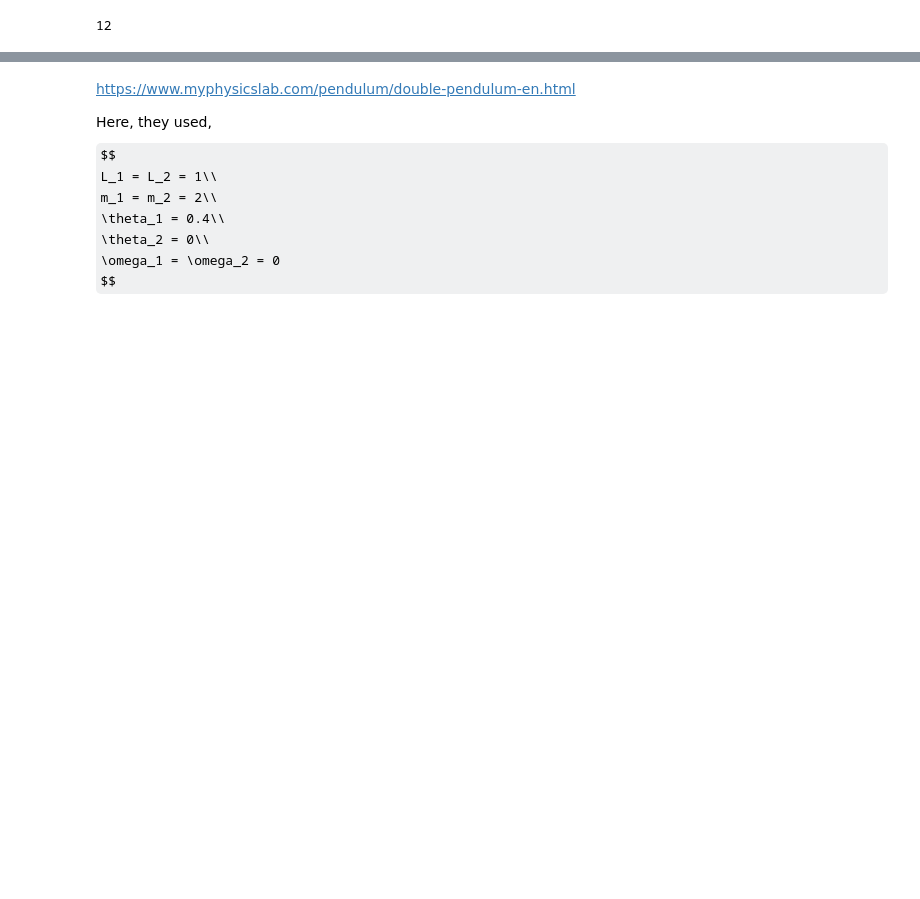
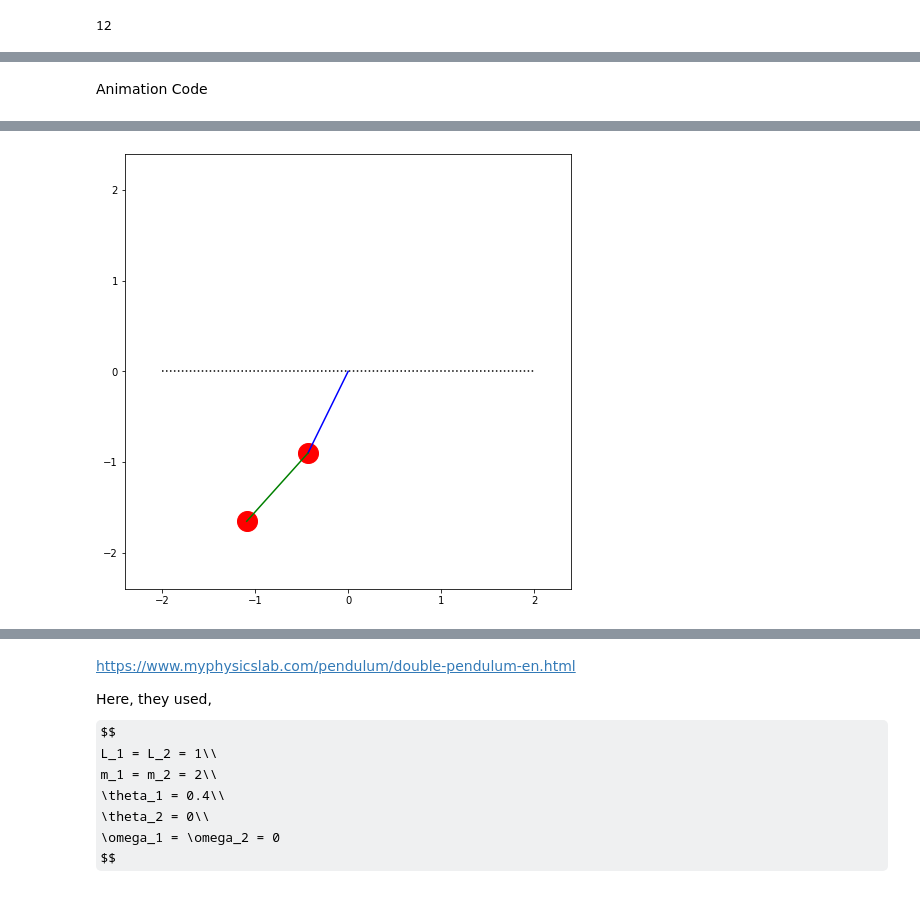
Before and after one commit to mahmud-nobe/Physics_Simulation_Tutorial, a Jupyter notebook: pendulum/Double_pendulum.ipynb, the cells around one changed output, grey strips where cells are left out. Cells and saved outputs as stored; diff of their text form; code cells hidden in the pictures; some formulas as TeX source; blank space fills up the shorter version.

```diff
--- a/pendulum/Double_pendulum.ipynb
+++ b/pendulum/Double_pendulum.ipynb
@@ -186,22 +235,3 @@ class DoublePendulum:
         ax.hlines(0, -2, 2, ls = 'dotted')
 
         plt.show()
-# %%
-theta1 = np.pi/4
-theta2 = np.pi/4
-
-angVel1 = 0
-angVel2 = 0
-k = 0.01
-b = 0
-A = 0
-omega = 0
-
-sys = DoublePendulum(theta1, theta2, angVel1, angVel2, k)
-sys.display()
-
-for i in range(100):
-    sys.update()
-
-    if i%10 == 0:
-        sys.display()
@@ -219,0 +238,57 @@ for i in range(100):
+# %% [markdown]
+Animation Code
+# %%
+from IPython.display import HTML
+theta1 = np.pi/2
+theta2 = np.pi/2
+
+angVel1 = 0
+angVel2 = 0
+k = 0.02
+b = 0
+A = 0
+omega = 0
+L1 = 1
+L2 = 1
+m1 = 2
+m2 = 2
+
+sys = DoublePendulum(theta1, theta2, angVel1, angVel2, k, L1, L2, m1, m2)
+
+#############
+# ANIMATION #
+#############
+
+#%matplotlib notebook
+
+# create figure, axis, and lines for drawing
+lines  = [None, None, None, None]
+fig    = plt.figure(figsize =(8,8))
+L = L1 + L2
+ax     = plt.subplot(xlim = (-L*1.2, L*1.2), ylim = (-L*1.2, L*1.2))
+
+# initialize lines to certain values
+lines[0], = ax.plot([sys.pos1[-1][0]], [sys.pos1[-1][1]], ms = 20, color = 'red', marker = 'o')
+lines[1], = ax.plot([0, sys.pos1[-1][0]], [0, sys.pos1[-1][1]], color = 'blue')
+
+lines[2], = ax.plot([sys.pos2[-1][0]], [sys.pos2[-1][1]], ms = 20, color = 'red', marker = 'o')
+lines[3], = ax.plot([sys.pos1[-1][0], sys.pos2[-1][0]], [sys.pos1[-1][1], sys.pos2[-1][1]], color = 'green')
+
+#ax.set_xticks([])
+#ax.set_yticks([])
+ax.hlines(0, -2, 2, ls = 'dotted')
+
+
+def animate(i):
+    sys.update()
+    lines[0].set_data(sys.pos1[-1][0], sys.pos1[-1][1])
+    lines[1].set_data([0, sys.pos1[-1][0]], [0, sys.pos1[-1][1]])
+    lines[2].set_data(sys.pos2[-1][0], sys.pos2[-1][1])
+    lines[3].set_data([sys.pos1[-1][0], sys.pos2[-1][0]], [sys.pos1[-1][1], sys.pos2[-1][1]])
+    return lines
+
+
+# starts animation
+ani = animation.FuncAnimation(fig, animate, np.arange(1, 500), interval = 20, blit = True)
+HTML(ani.to_html5_video())
+# %% [output]
@@ -220,3 +296,4 @@ for i in range(100):
+[figure, added]
 # %%
 sys.displayGraphs()
 # %% [output]
```
Also changed, not shown: parts of 18 cells of this notebook.
